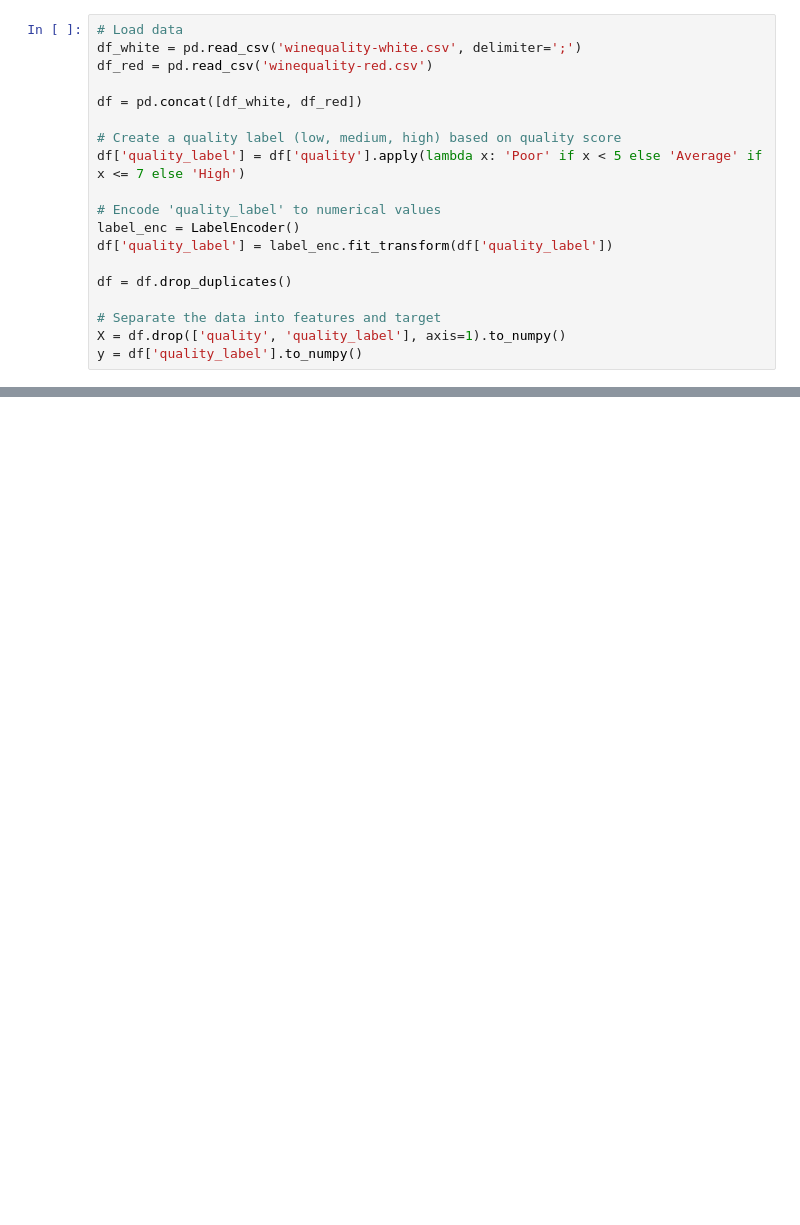
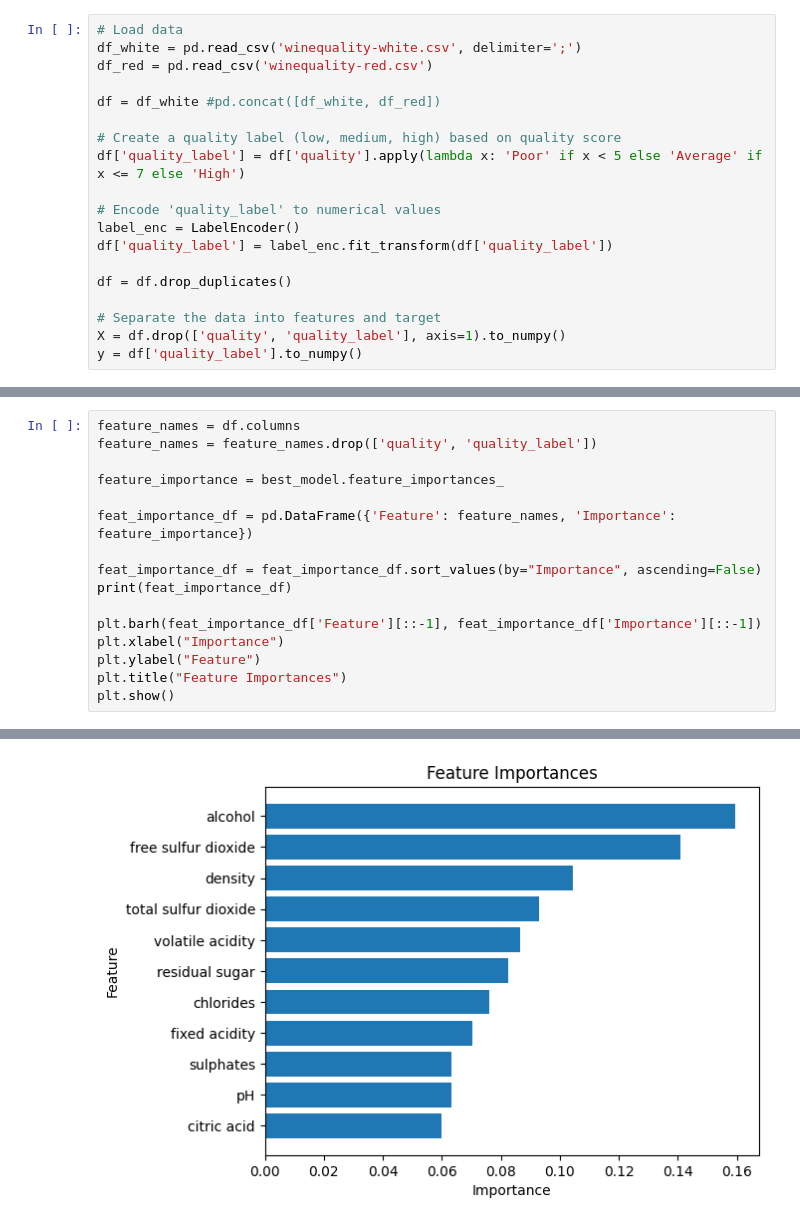
Before and after one commit to trwstin/ee4685, a Jupyter notebook: random_forest.ipynb, the cells around one changed output, grey strips where cells are left out. Saved outputs shown, nothing was run; the diff lists cells and outputs as text; blank space fills up the shorter version.

```diff
--- a/random_forest.ipynb
+++ b/random_forest.ipynb
@@ -12,7 +14,7 @@ warnings.filterwarnings("ignore")
 df_white = pd.read_csv('winequality-white.csv', delimiter=';')
 df_red = pd.read_csv('winequality-red.csv')
 
-df = pd.concat([df_white, df_red])
+df = df_white #pd.concat([df_white, df_red])
 
 # Create a quality label (low, medium, high) based on quality score
 df['quality_label'] = df['quality'].apply(lambda x: 'Poor' if x < 5 else 'Average' if x <= 7 else 'High')
@@ -87,0 +117,17 @@ Mean cross-validation score: 0.9145158358376759
+# %%
+feature_names = df.columns
+feature_names = feature_names.drop(['quality', 'quality_label'])
+
+feature_importance = best_model.feature_importances_
+
+feat_importance_df = pd.DataFrame({'Feature': feature_names, 'Importance': feature_importance})
+
+feat_importance_df = feat_importance_df.sort_values(by="Importance", ascending=False)
+print(feat_importance_df)
+
+plt.barh(feat_importance_df['Feature'][::-1], feat_importance_df['Importance'][::-1])
+plt.xlabel("Importance")
+plt.ylabel("Feature")
+plt.title("Feature Importances")
+plt.show()
+# %% [output]
@@ -87,0 +146 @@ Mean cross-validation score: 0.9145158358376759
+[figure, added]
```
Also changed, not shown: parts of 8 cells of this notebook, 1 other file.
